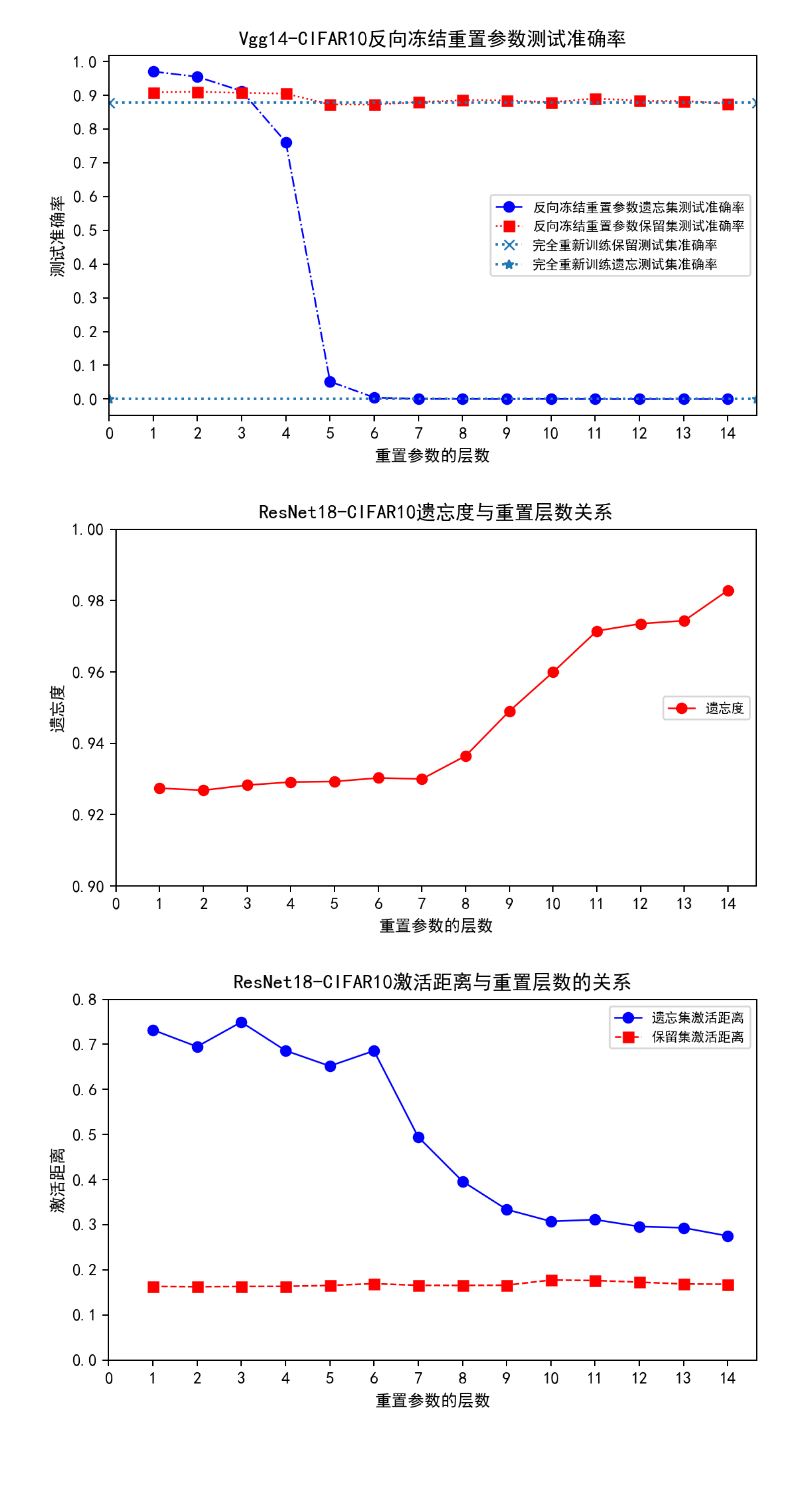
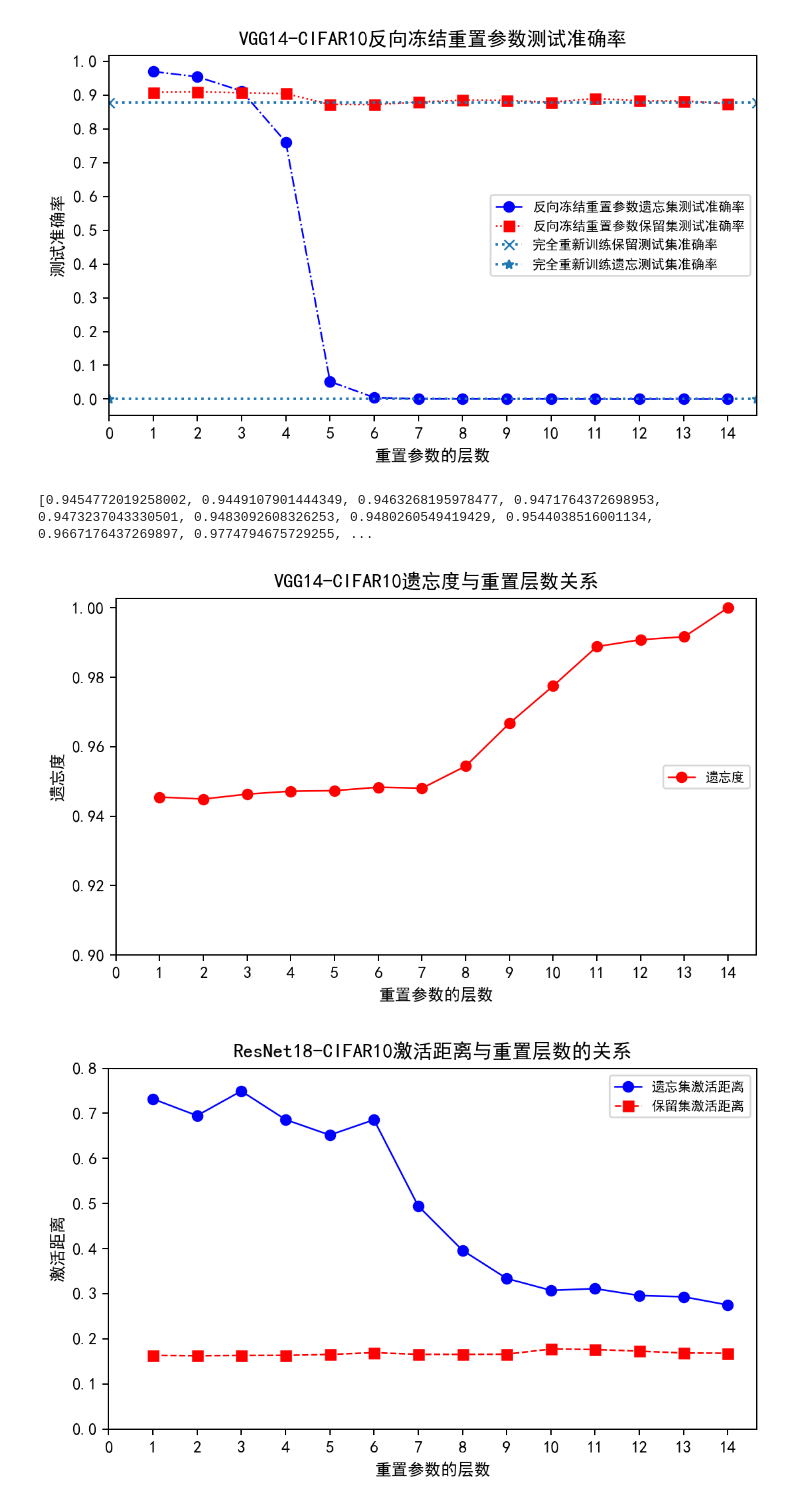
Before and after one commit to pan402945786/graduate_expriment, a Jupyter notebook: common/plot_pic2.ipynb, the cells around one changed output. Cells and saved outputs as stored; diff of their text form; code cells hidden in the pictures; blank space fills up the shorter version.

```diff
--- a/common/plot_pic2.ipynb
+++ b/common/plot_pic2.ipynb
@@ -261,7 +263,7 @@ plt.show()
 # %% [output]
 [figure]
 # %%
-# vgg14 cifar10 lrf遗忘度曲线
+# VGG14 cifar10 lrf遗忘度曲线
 
 import numpy as np
 import matplotlib.pyplot as plt
@@ -273,35 +275,36 @@ ax.xaxis.set_ticks_position('bottom')
 ax.yaxis.set_ticks_position('left')
 ax.set_xlabel('重置参数的层数')  # Add an x-label to the axes.
 ax.set_ylabel('遗忘度')  # Add a y-label to the axes.
-ax.set_title("ResNet18-CIFAR10遗忘度与重置层数关系")  # Add a title to the axes.
+ax.set_title("VGG14-CIFAR10遗忘度与重置层数关系")  # Add a title to the axes.
 plt.rcParams['font.family']=['SimHei']#关键是这句
 # plt.rcParams['font.family']=['Arial Unicode MS']
 X = np.linspace(1, 14, 14, endpoint=True)
 
 vgg_reset_freeze_forget_acc = [
     0,0,0,0,0,0,
     0,0,0,0,0,0,
     0,0,
 ]
 vgg_reset_freeze_retain_acc = [
     93.088,93.138,93.013,92.938,92.925,
     92.838,92.863,92.300,91.213,90.263,
     89.263,89.088,89.013,88.275,
 ]
 
-vgg_retrain_retain_acc = 0.86788
+vgg_retrain_retain_acc = 0.88275
 vgg_retrain_forget_acc = 0.
 
 lrfForgetPercent = calcForgetPercent(vgg_reset_freeze_forget_acc, vgg_reset_freeze_retain_acc, vgg_retrain_forget_acc, vgg_retrain_retain_acc)
 F = np.array(lrfForgetPercent)
-
+print(lrfForgetPercent)
 plt.plot(X, F,  marker='o',linewidth=1, linestyle="solid", color='r', label="遗忘度")
 plt.xticks(np.linspace(0,14,15,endpoint=True))
 plt.yticks(np.linspace(0.9,1,6,endpoint=True))
 
 plt.legend(loc='center right',fontsize=8, frameon=True)
 plt.savefig("./figures/chapter4_vggcifar_lrf_forget_percent.png",dpi=272)
 plt.show()
 # %% [output]
+[0.9454772019258002, 0.9449107901444349, 0.9463268195978477, 0.9471764372698953, 0.9473237043330501, 0.9483092608326253, 0.9480260549419429, 0.9544038516001134, 0.9667176437269897, 0.9774794675729255, ...
-[figure, old version]
+[figure, new version]
 # %%
```
Also changed, not shown: parts of 13 cells of this notebook, 9 other files.
